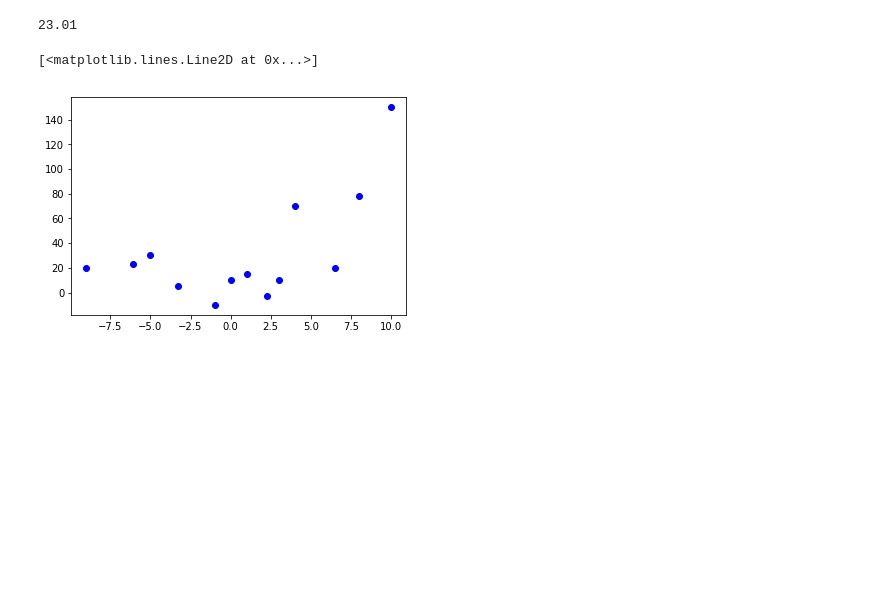
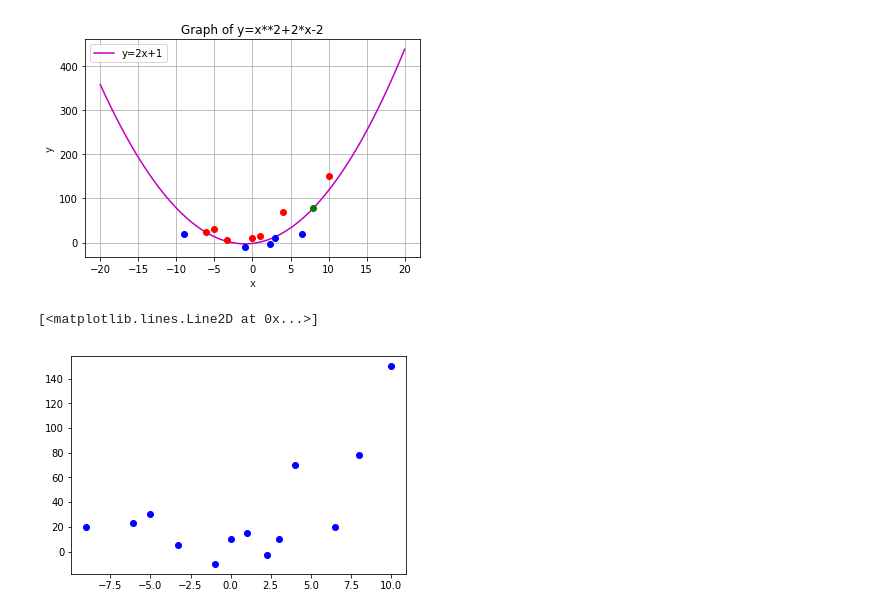
Before and after one commit to handsomekiwi/JupyterPractice, a Jupyter notebook: ML_course_HW/Y2019 HW1.ipynb, the cells around one changed output. Cells and saved outputs as stored; diff of their text form; code cells hidden in the pictures; blank space fills up the shorter version.

```diff
--- a/ML_course_HW/Y2019 HW1.ipynb
+++ b/ML_course_HW/Y2019 HW1.ipynb
@@ -3,11 +7,26 @@ import numpy as np
 # %%
 array = np.array([-9,20,-6.1,23.01,-5,30,-3.3,5,-1,-10,0,10,1,15,2.3,-3,3,10,4,70,6.5,20,8,78,10,150])
 B = np.reshape(array, (-1, 2))
 #for i in range(len(B)):
 #    print(np.split(B[i], 2, axis=1
-for i in
+x = np.linspace(-20,20,100)
+y = x**2+2*x-2
+plt.plot(x, y, '-m', label='y=2x+1')
+plt.title('Graph of y=x**2+2*x-2')
+plt.xlabel('x', color='#1C2833')
+plt.ylabel('y', color='#1C2833')
+plt.legend(loc='upper left')
+plt.grid()
+for i in range(len(B)):
+      C=B[i][0]**2+2*B[i][0]-2-B[i][1]
+      if(C > 0):
+        plt.plot(B[i][0],B[i][1],'bo')
+      elif(C < 0):
+        plt.plot(B[i][0],B[i][1],'ro')
+      else :
+        plt.plot(B[i][0],B[i][1],'go')
 # %% [output]
-23.01
+[figure, added]
 # %%
 import matplotlib.pyplot as plt
 plt.plot(*zip(*B), marker='o', color='b', ls='')
```
Also changed, not shown: parts of 3 cells of this notebook.
